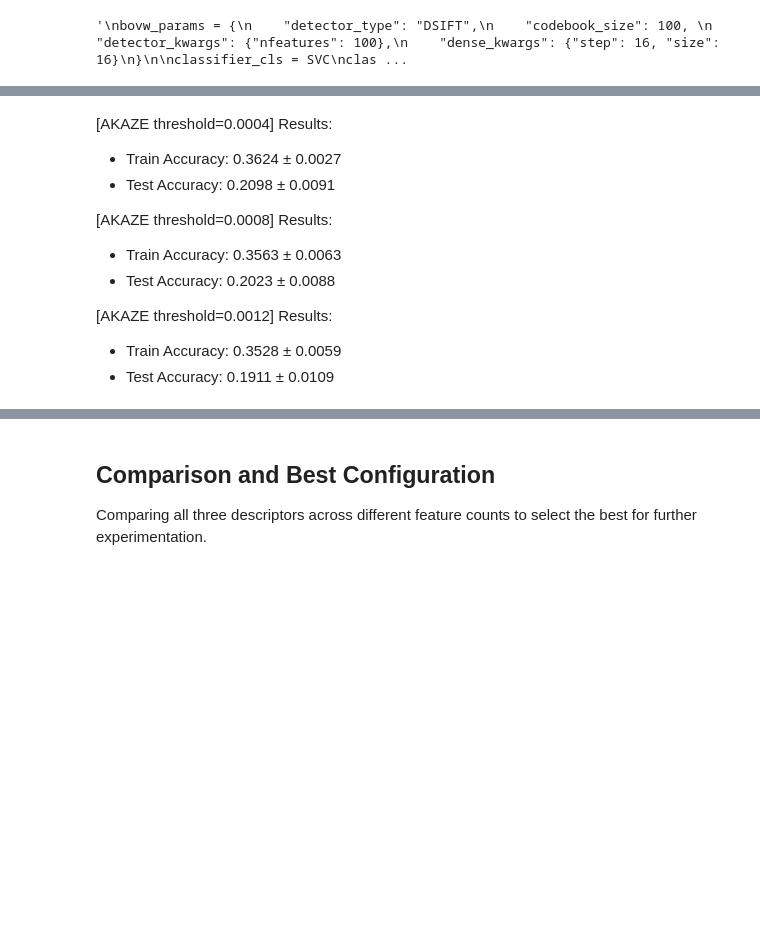
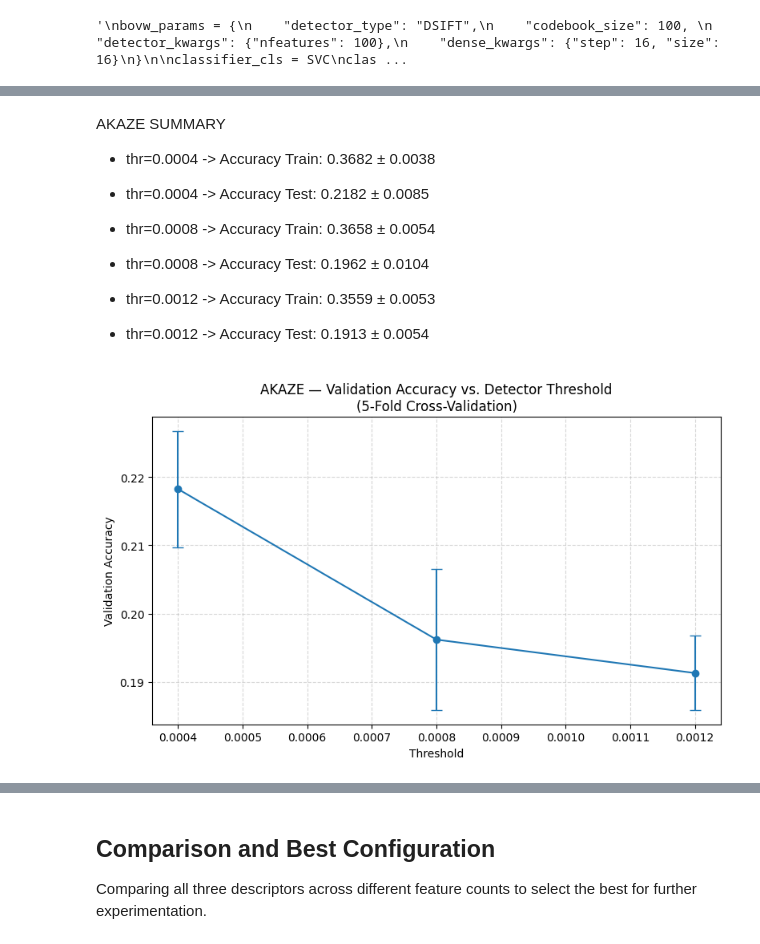
Before and after one commit to MCV-C3/project-team-6, a Jupyter notebook: Week1/experimentation.ipynb, the cells around one changed output, grey strips where cells are left out. Drawn from its saved outputs; the diff is of its cells as text; code cells hidden in the pictures; blank space fills up the shorter version.

```diff
--- a/Week1/experimentation.ipynb
+++ b/Week1/experimentation.ipynb
@@ -231,0 +269,18 @@ SIFT SUMMARY
+# %%
+# Tested on the held-out test set using the best nFeatures selected by cross-validation (1000)
+bovw_params = {
+    "detector_type": "SIFT",
+    "codebook_size": 512,
+    "detector_kwargs": {"nfeatures": 1000},
+}
+
+classifier_cls = LogisticRegression
+classifier_params = {
+    "max_iter": 1000,
+    "class_weight": "balanced",
+}
+bovw = BOVW(**bovw_params)
+classifier = classifier_cls(**classifier_params)
+bovw, classifier = train(dataset=data_train, bovw=bovw, classifier=classifier)
+
+test(dataset=data_test, bovw=bovw, classifier=classifier)
@@ -242,7 +317,6 @@ for thr in akaze_threshold:
     bovw_params = {
         "detector_type": "AKAZE",
         "codebook_size": 512,
-        "descriptor_normalization": "L2",
         "detector_kwargs": {"threshold": thr},
     }
 
@@ -301,12 +375,34 @@ Could not compute descriptors for image ../data/places_reduced/train\sports and
 # %% [markdown]
-[AKAZE threshold=0.0004] Results:
--  Train Accuracy:  0.3624 ± 0.0027
--  Test Accuracy:   0.2098 ± 0.0091
+AKAZE SUMMARY
+- thr=0.0004 -> Accuracy Train: 0.3682 ± 0.0038
+- thr=0.0004 -> Accuracy Test: 0.2182 ± 0.0085
 
-[AKAZE threshold=0.0008] Results:
--  Train Accuracy:  0.3563 ± 0.0063
--  Test Accuracy:   0.2023 ± 0.0088
+- thr=0.0008 -> Accuracy Train: 0.3658 ± 0.0054
+- thr=0.0008 -> Accuracy Test: 0.1962 ± 0.0104
 
-[AKAZE threshold=0.0012] Results:
--  Train Accuracy:  0.3528 ± 0.0059
--  Test Accuracy:   0.1911 ± 0.0109
+- thr=0.0012 -> Accuracy Train: 0.3559 ± 0.0053
+- thr=0.0012 -> Accuracy Test: 0.1913 ± 0.0054
+# %%
+# Plot AKAZE Validation Accuracy vs nFeatures (5-Fold CV)
+
+# Since the dataset is reasonably balanced and we use stratified 5-fold cross-validation,
+# accuracy is a reliable metric for evaluating performance in this experiment.
+
+akaze_thresholds = akaze_threshold
+
+# Accuracy from CV results
+acc_means = [akaze_results[t].test.accuracy.mean for t in akaze_thresholds]
+acc_stds  = [akaze_results[t].test.accuracy.std for t in akaze_thresholds]
+
+plt.figure(figsize=(8, 5))
+plt.errorbar(akaze_thresholds, acc_means, yerr=acc_stds,
+             marker='o', capsize=5)
+
+plt.title("AKAZE — Validation Accuracy vs. Detector Threshold\n(5-Fold Cross-Validation)")
+plt.xlabel("Threshold")
+plt.ylabel("Validation Accuracy")
+plt.grid(True, linestyle="--", alpha=0.5)
+plt.tight_layout()
+plt.show()
+# %% [output]
+[figure, added]
```
Also changed, not shown: parts of 23 cells of this notebook.
